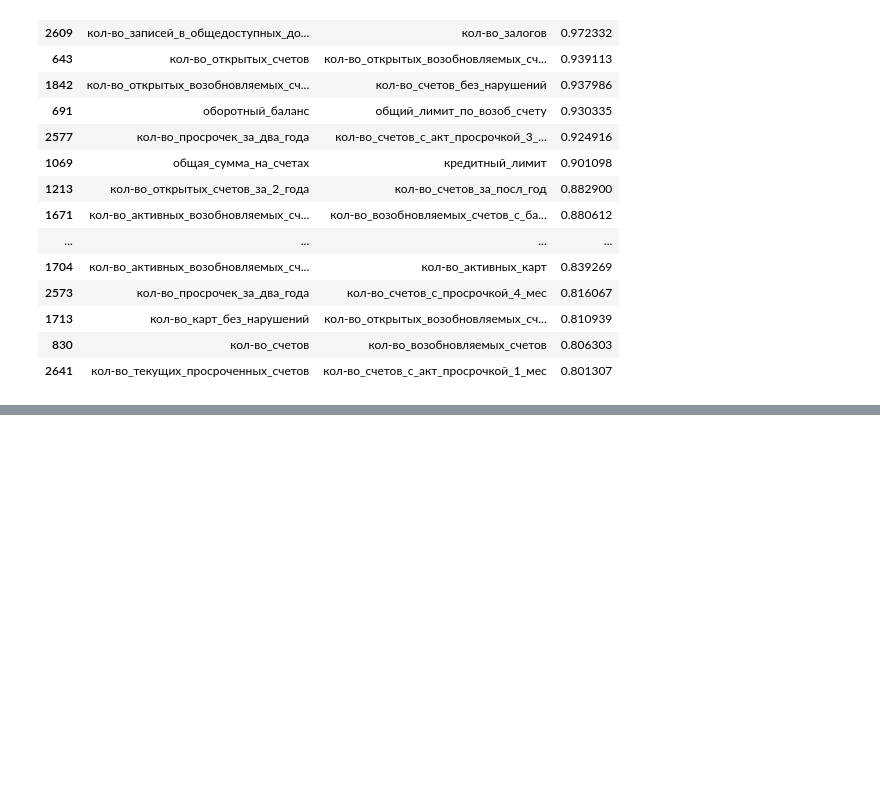
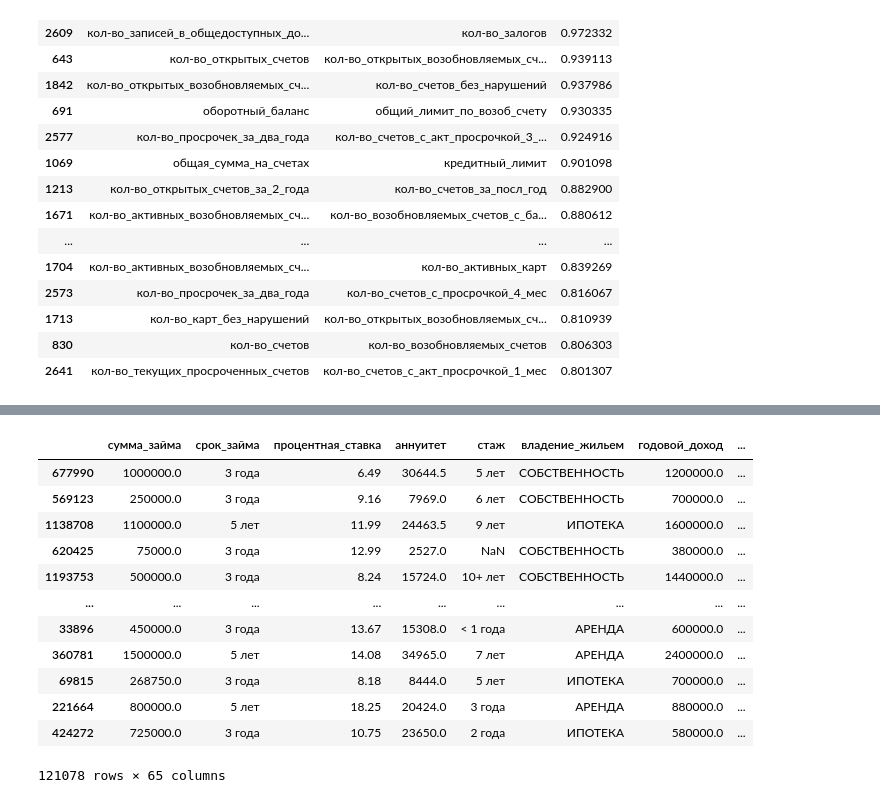
Before and after one commit to Mazay72/SCORING, a Jupyter notebook: scoring.ipynb, the cells around one changed output, grey strips where cells are left out. Cells and saved outputs as stored; diff of their text form; code cells hidden in the pictures; blank space fills up the shorter version.

```diff
--- a/scoring.ipynb
+++ b/scoring.ipynb
@@ -213,5 +228,6 @@ def reprez_sample(
 # %%
-#sample_ks_2sample(df_train['TotalCharges'], df_test['TotalCharges'])
-#sample_ks_2sample(df_train.drop(columns='id'), df_test.drop(columns='id'))
+l = []
+for i,z in zip(df_train.drop('итоговый_статус_займа',axis=1).columns,df_test.columns):
+    l.append(reprez_sample(df_train[i],df_test[z]))
 
 # Сравнение на однородность двух признаков либо датасетов
@@ -430,6 +484,3 @@ def EDA_for_cat(df: pd.DataFrame, cat_cols: list):
     plt.xticks(rotation=45, ha='right')
     plt.tight_layout(rect=[0, 0, 1, 0.98])
     plt.show()
-# %%
-for col in CAT_COLS:
-    print(f'{col}: {df_train_EDA[col].nunique()} уникальных значений')
@@ -512,0 +566,18 @@ strong_corr.head(30)  # Показываем топ-20
+# %%
+df_train_EDA = df_train_EDA.drop(list(strong_corr['feature_2']),axis=1)
+# %%
+df_train_EDA
+# %% [output]
+|  | сумма_займа | срок_займа | процентная_ставка | аннуитет | стаж | владение_жильем | годовой_доход | ... |
+| 677990 | 1000000.0 | 3 года | 6.49 | 30644.5 | 5 лет | СОБСТВЕННОСТЬ | 1200000.0 | ... |
+| 569123 | 250000.0 | 3 года | 9.16 | 7969.0 | 6 лет | СОБСТВЕННОСТЬ | 700000.0 | ... |
+| 1138708 | 1100000.0 | 5 лет | 11.99 | 24463.5 | 9 лет | ИПОТЕКА | 1600000.0 | ... |
+| 620425 | 75000.0 | 3 года | 12.99 | 2527.0 | NaN | СОБСТВЕННОСТЬ | 380000.0 | ... |
+| 1193753 | 500000.0 | 3 года | 8.24 | 15724.0 | 10+ лет | СОБСТВЕННОСТЬ | 1440000.0 | ... |
+| ... | ... | ... | ... | ... | ... | ... | ... | ... |
+| 33896 | 450000.0 | 3 года | 13.67 | 15308.0 | < 1 года | АРЕНДА | 600000.0 | ... |
+| 360781 | 1500000.0 | 5 лет | 14.08 | 34965.0 | 7 лет | АРЕНДА | 2400000.0 | ... |
+| 69815 | 268750.0 | 3 года | 8.18 | 8444.0 | 5 лет | ИПОТЕКА | 700000.0 | ... |
+| 221664 | 800000.0 | 5 лет | 18.25 | 20424.0 | 3 года | АРЕНДА | 880000.0 | ... |
+| 424272 | 725000.0 | 3 года | 10.75 | 23650.0 | 2 года | ИПОТЕКА | 580000.0 | ... |
+121078 rows × 65 columns
```
Also changed, not shown: parts of 8 cells of this notebook.
